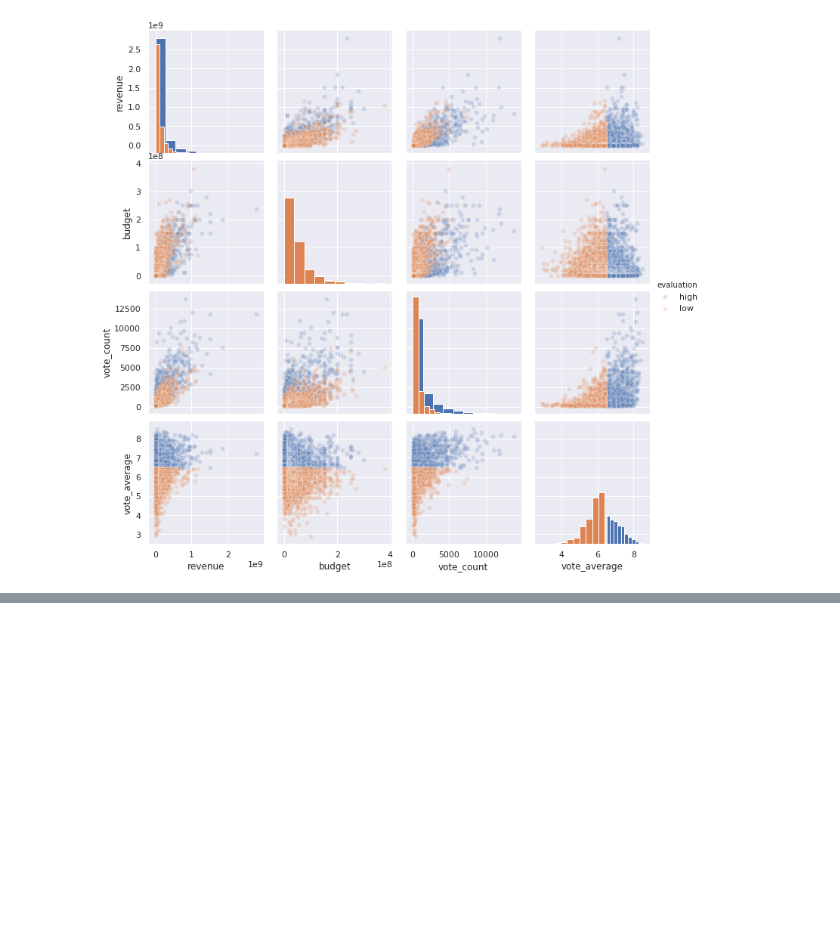
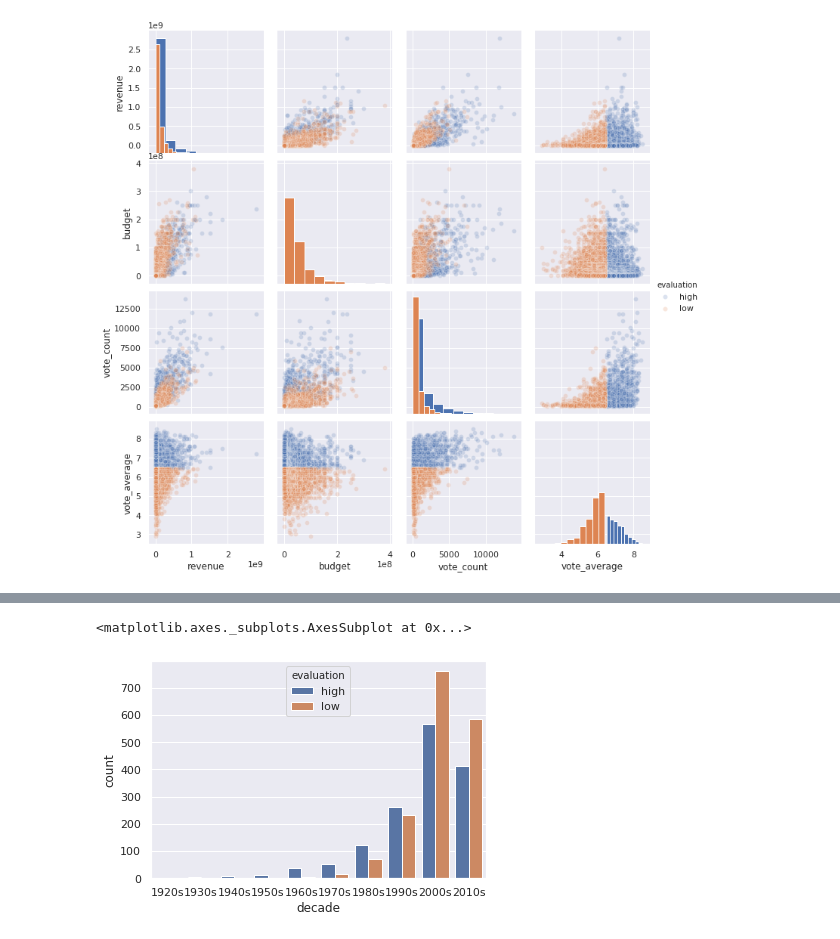
Before and after one commit to saka-21/python_coding, a Jupyter notebook: Seaborn.ipynb, the cells around one changed output, grey strips where cells are left out. Saved outputs shown, nothing was run; the diff lists cells and outputs as text; code cells hidden in the pictures; blank space fills up the shorter version.

```diff
--- a/Seaborn.ipynb
+++ b/Seaborn.ipynb
@@ -66,0 +87,8 @@ sns.pairplot(df[['revenue', 'budget', 'vote_count', 'vote_average', 'evaluation'
+# %%
+# 年代カラム (decade) 2012 => 2010s
+df['decade'] = df['release_date'].apply(lambda x: x[:3] + '0s')
+# %%
+sns.countplot(x='decade', data=df.sort_values('decade'), hue='evaluation')
+# %% [output]
+<matplotlib.axes._subplots.AxesSubplot at 0x...>
+[figure, added]
```
Also changed, not shown: parts of 13 cells of this notebook.
